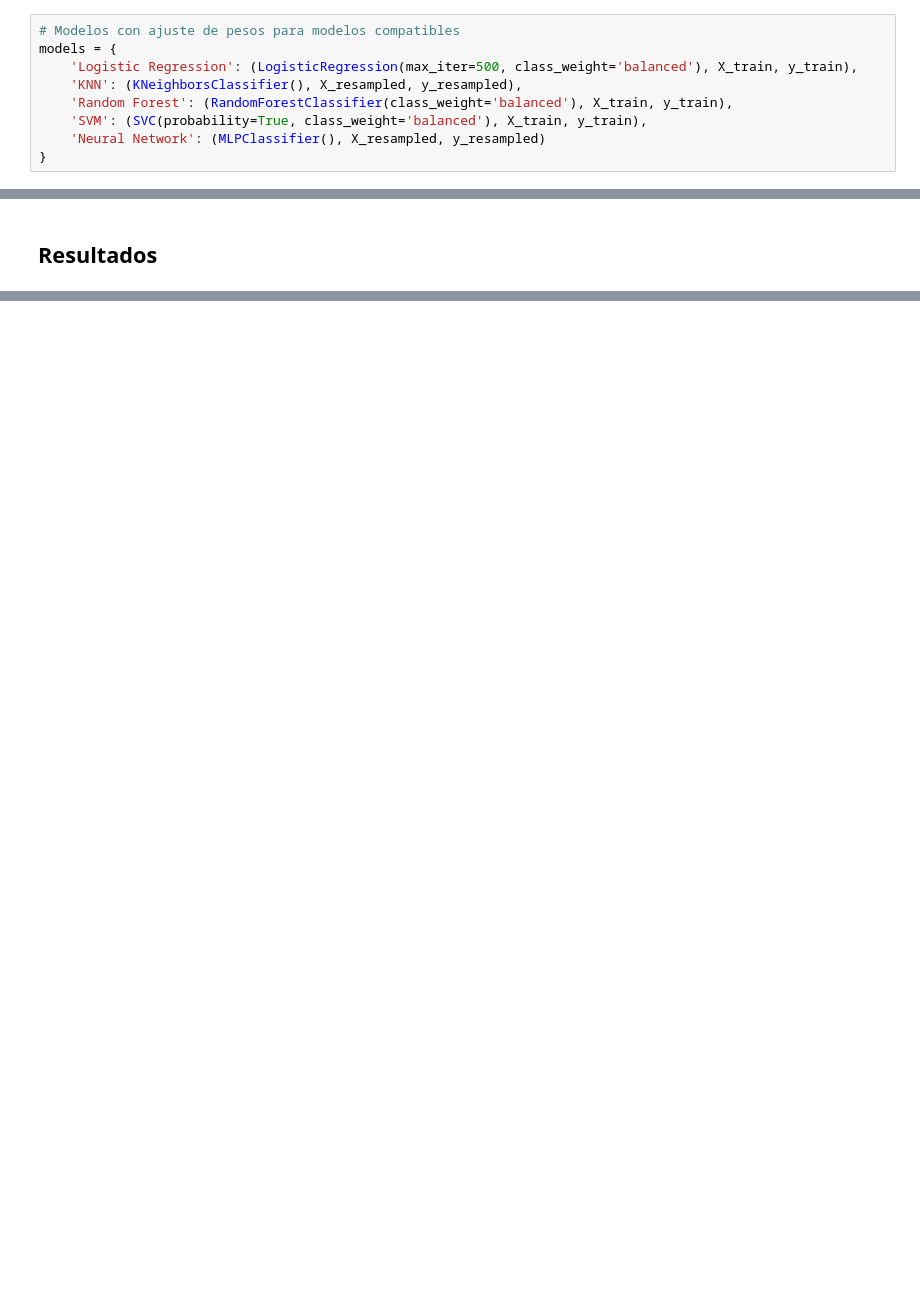
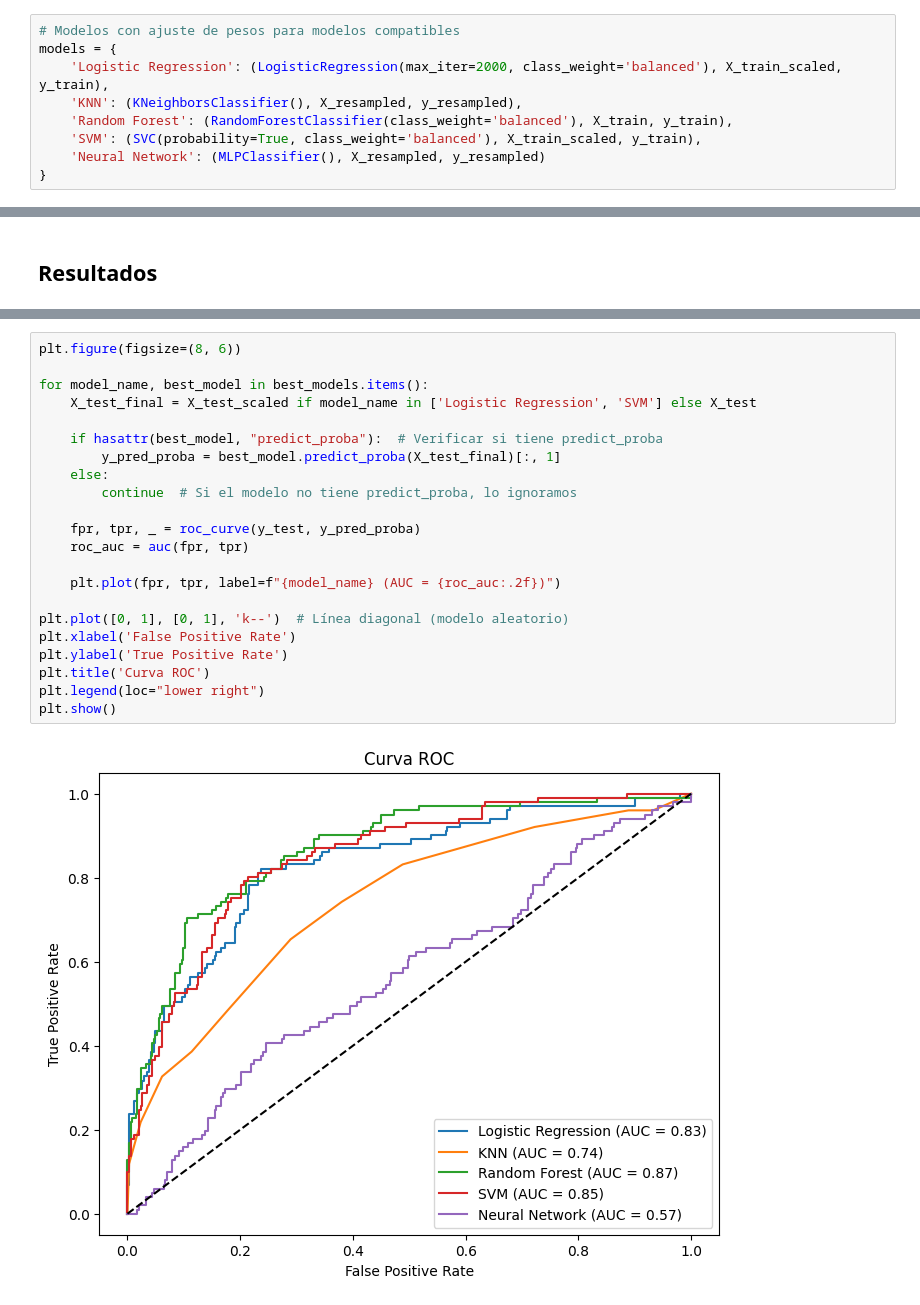
Before and after one commit to funkykespain/marketing_ml_classification_regression_clustering, a Jupyter notebook: notebooks/05_classification_model_training.ipynb, the cells around one changed output, grey strips where cells are left out. Saved outputs shown, nothing was run; the diff lists cells and outputs as text; blank space fills up the shorter version.

```diff
--- a/notebooks/05_classification_model_training.ipynb
+++ b/notebooks/05_classification_model_training.ipynb
@@ -91,9 +108,9 @@ Como los modelos KNN y Neural Network no son compatibles para que se ajusten, aq
 # %%
 # Modelos con ajuste de pesos para modelos compatibles
 models = {
-    'Logistic Regression': (LogisticRegression(max_iter=500, class_weight='balanced'), X_train, y_train),
+    'Logistic Regression': (LogisticRegression(max_iter=2000, class_weight='balanced'), X_train_scaled, y_train),
     'KNN': (KNeighborsClassifier(), X_resampled, y_resampled),
     'Random Forest': (RandomForestClassifier(class_weight='balanced'), X_train, y_train),
-    'SVM': (SVC(probability=True, class_weight='balanced'), X_train, y_train),
+    'SVM': (SVC(probability=True, class_weight='balanced'), X_train_scaled, y_train),
     'Neural Network': (MLPClassifier(), X_resampled, y_resampled)
 }
@@ -202,0 +266,24 @@ Mejor modelo basado en ROC AUC: Random Forest - {'max_depth': 10, 'max_features'
+# %%
+plt.figure(figsize=(8, 6))
+
+for model_name, best_model in best_models.items():
+    X_test_final = X_test_scaled if model_name in ['Logistic Regression', 'SVM'] else X_test
+
+    if hasattr(best_model, "predict_proba"):  # Verificar si tiene predict_proba
+        y_pred_proba = best_model.predict_proba(X_test_final)[:, 1]
+    else:
+        continue  # Si el modelo no tiene predict_proba, lo ignoramos
+
+    fpr, tpr, _ = roc_curve(y_test, y_pred_proba)
+    roc_auc = auc(fpr, tpr)
+
+    plt.plot(fpr, tpr, label=f"{model_name} (AUC = {roc_auc:.2f})")
+
+plt.plot([0, 1], [0, 1], 'k--')  # Línea diagonal (modelo aleatorio)
+plt.xlabel('False Positive Rate')
+plt.ylabel('True Positive Rate')
+plt.title('Curva ROC')
+plt.legend(loc="lower right")
+plt.show()
+# %% [output]
+[figure, added]
```
Also changed, not shown: parts of 14 cells of this notebook.
